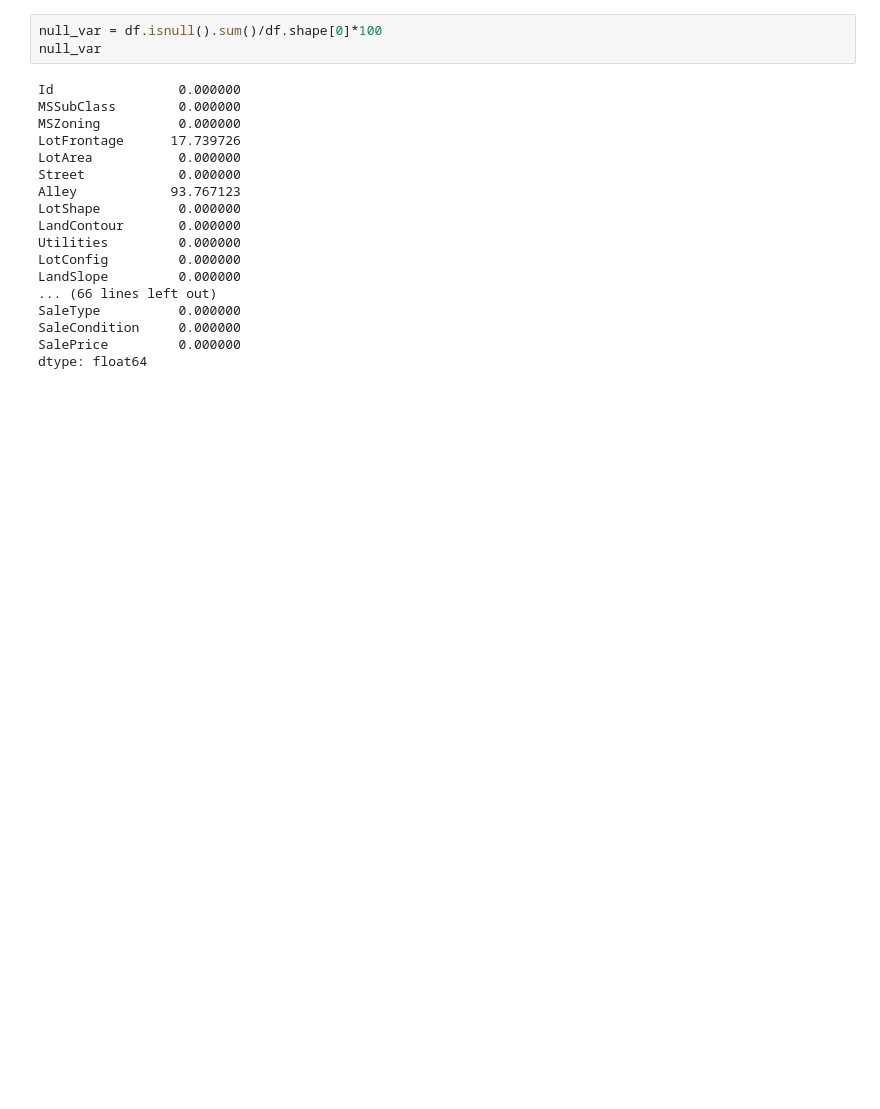
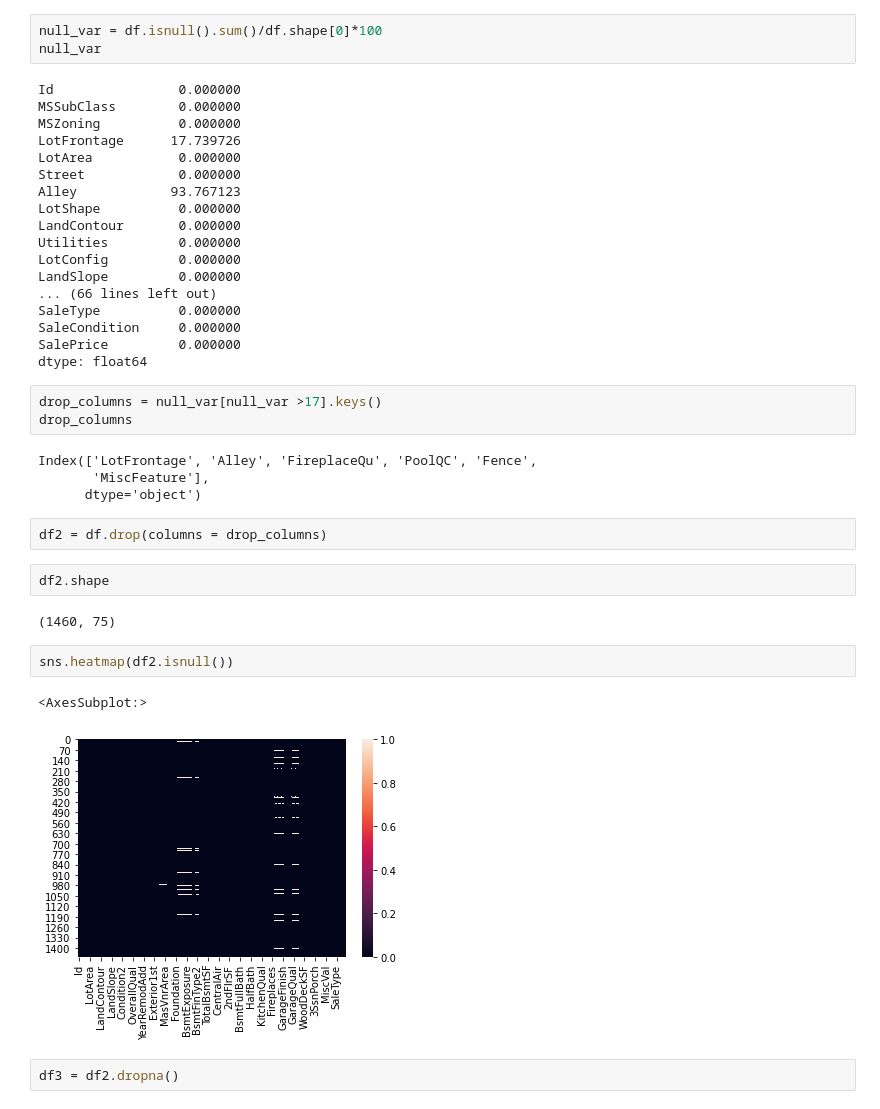
Before and after one commit to AkCoding/ML-House_Price-, a Jupyter notebook: House_Price.ipynb, the cells around one changed output. Drawn from its saved outputs; the diff is of its cells as text; blank space fills up the shorter version.

Commit message:
chore : Drop All Null Values in Rows

```diff
--- a/House_Price.ipynb
+++ b/House_Price.ipynb
@@ -108,3 +108,23 @@ SaleType          0.000000
 SaleCondition     0.000000
 SalePrice         0.000000
 dtype: float64
+# %%
+drop_columns = null_var[null_var >17].keys()
+drop_columns
+# %% [output]
+Index(['LotFrontage', 'Alley', 'FireplaceQu', 'PoolQC', 'Fence',
+       'MiscFeature'],
+      dtype='object')
+# %%
+df2 = df.drop(columns = drop_columns)
+# %%
+df2.shape
+# %% [output]
+(1460, 75)
+# %%
+sns.heatmap(df2.isnull())
+# %% [output]
+<AxesSubplot:>
+[figure, added]
+# %%
+df3 = df2.dropna()
```
